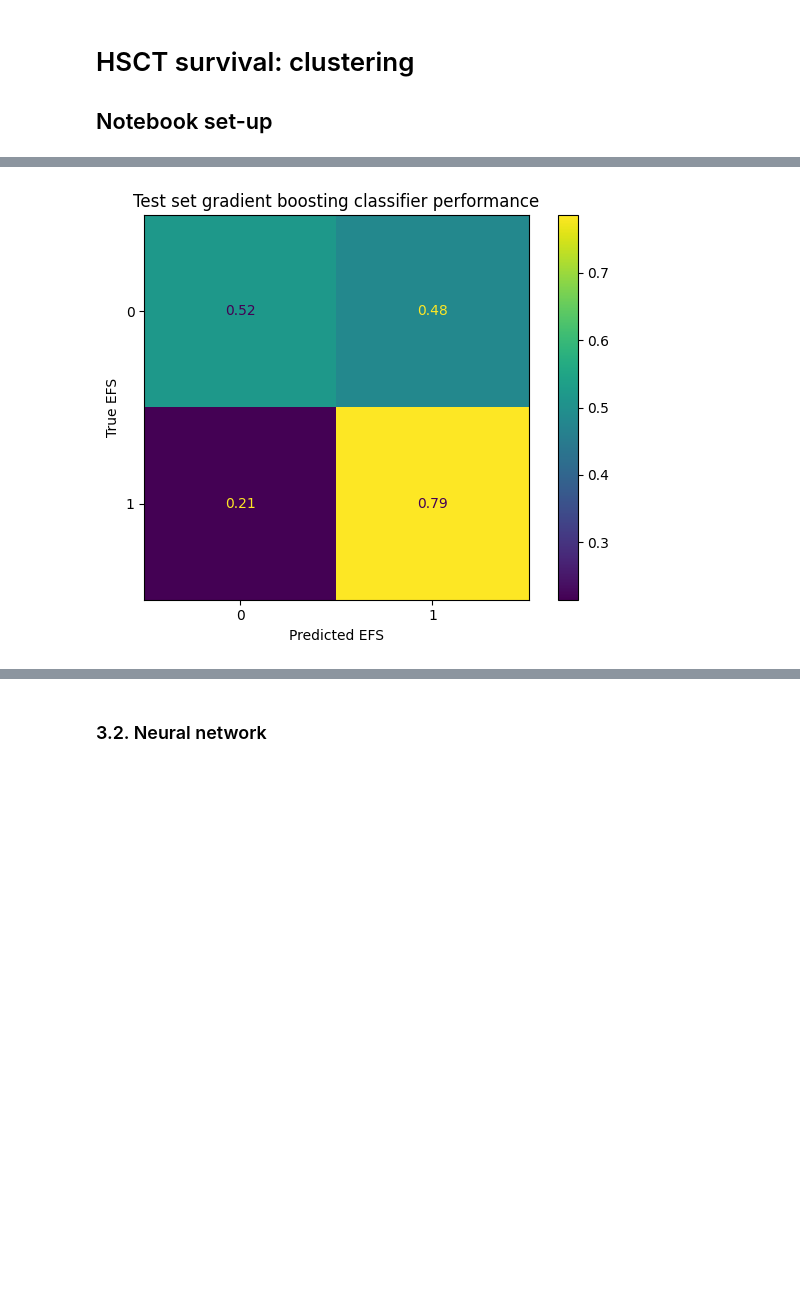
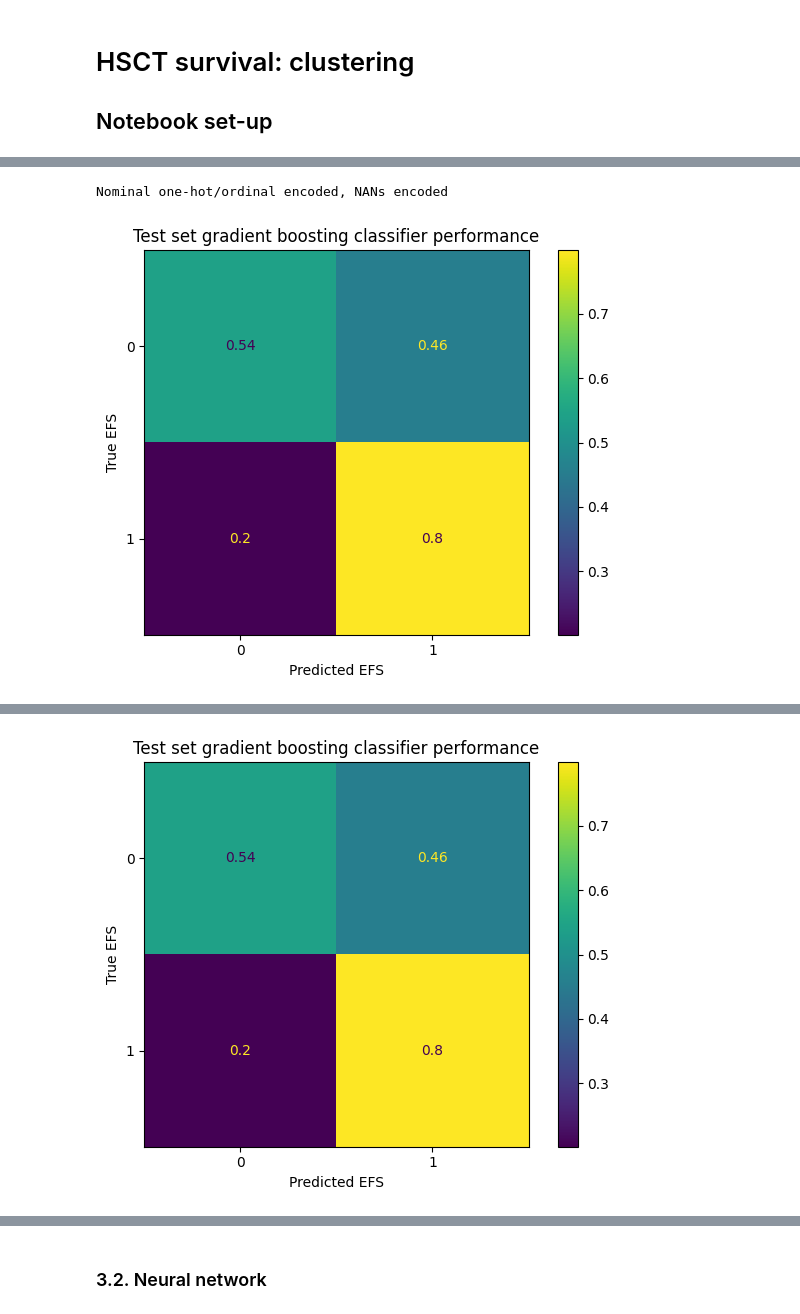
Before and after one commit to gperdrizet/HSCT_survival, a Jupyter notebook: notebooks/02.2-feature_engineering_clustering.ipynb, the cells around one changed output, grey strips where cells are left out. Saved outputs shown, nothing was run; the diff lists cells and outputs as text; code cells hidden in the pictures; blank space fills up the shorter version.

Commit message:
Ran experiment testing each dataset in gradient boosting classifier for EFS label. No differences.

```diff
--- a/notebooks/02.2-feature_engineering_clustering.ipynb
+++ b/notebooks/02.2-feature_engineering_clustering.ipynb
@@ -80,7 +27,0 @@ testing_df.drop('year_hct', axis=1, inplace=True)
-# %%
-features=feature_types_dict['Ordinal'] + feature_types_dict['Interval'] + ['efs_time']
-features.remove('year_hct')
-# training_df['year_hct']=training_df['year_hct']/100
-# testing_df['year_hct']=testing_df['year_hct']/100
-training_df[features]=power_transform(training_df[features]+1, method='box-cox')
-testing_df[features]=power_transform(testing_df[features]+1, method='box-cox')
@@ -166,12 +69,0 @@ training_df.describe().transpose()
-# %%
-if retrain_tree == True:
-    cv=ShuffleSplit(n_splits=10, test_size=0.3, random_state=315)
-
-    scores=cross_val_score(
-        GradientBoostingClassifier(random_state=315),
-        training_features_df,
-        training_labels_df['efs'],
-        cv=cv
-    )
-
-    print(f'Cross-validation log-loss: {np.array(scores).mean():.3f} +/- {np.array(scores).std():.3f}')
@@ -180,26 +116,48 @@ Cross-validation log-loss: 0.666 +/- 0.003
 # %%
-if retrain_tree == True:
-    tree_model=GradientBoostingClassifier(random_state=315)
-    tree_model.fit(training_features_df, training_labels_df['efs'])
+if train_tree == True:
 
-    predictions=tree_model.predict(testing_features_df)
+    # Loop on the datasets
+    for dataset, data_file in datasets.items():
 
-    # Calculate precision and recall
-    precision=precision_score(testing_labels_df['efs'], predictions)
-    recall=recall_score(testing_labels_df['efs'], predictions)
+        # Load the data
+        data_df=pd.read_parquet(data_file)
 
-    # Plot the confusion matrix
-    cm=confusion_matrix(testing_labels_df['efs'], predictions, normalize='true')
-    cm_disp=ConfusionMatrixDisplay(confusion_matrix=cm)#, display_labels=['0', 'EFS 1'])
-    _=cm_disp.plot()
+        # Drop the unencoded race_group
+        data_df.drop('race_group', axis=1, inplace=True)
 
-    plt.title('Test set gradient boosting classifier performance')
-    plt.xlabel('Predicted EFS')
-    plt.ylabel('True EFS')
-    plt.tight_layout()
-    plt.show()
+        # Train test split
+        training_df, testing_df=train_test_split(data_df, test_size=0.3, random_state=315)
 
-    print(f'Precision: {precision:.3f}')
-    print(f'Recall: {recall:.3f}\n')
+        # Remove the labels
+        training_labels_df=training_df[['efs', 'efs_time']].copy()
+        training_features_df=training_df.drop(['efs', 'efs_time'], axis=1)
+        testing_labels_df=testing_df[['efs', 'efs_time']].copy()
+        testing_features_df=testing_df.drop(['efs', 'efs_time'], axis=1)
+
+        tree_model=GradientBoostingClassifier(random_state=315)
+        tree_model.fit(training_features_df, training_labels_df['efs'])
+
+        predictions=tree_model.predict(testing_features_df)
+
+        # Calculate precision and recall
+        precision=precision_score(testing_labels_df['efs'], predictions)
+        recall=recall_score(testing_labels_df['efs'], predictions)
+
+        # Plot the confusion matrix
+        cm=confusion_matrix(testing_labels_df['efs'], predictions, normalize='true')
+        cm_disp=ConfusionMatrixDisplay(confusion_matrix=cm)#, display_labels=['0', 'EFS 1'])
+        _=cm_disp.plot()
+
+        print(f'\n{dataset}\n')
+
+        plt.title('Test set gradient boosting classifier performance')
+        plt.xlabel('Predicted EFS')
+        plt.ylabel('True EFS')
+        plt.tight_layout()
+        plt.show()
+
+        print(f'Precision: {precision:.3f}')
+        print(f'Recall: {recall:.3f}\n')
 # %% [output]
+Nominal one-hot/ordinal encoded, NANs encoded
-[figure, old version]
+[figure, new version]
@@ -207,0 +169 @@ Recall: 0.786
+[figure, added]
```
Also changed, not shown: parts of 22 cells of this notebook.
